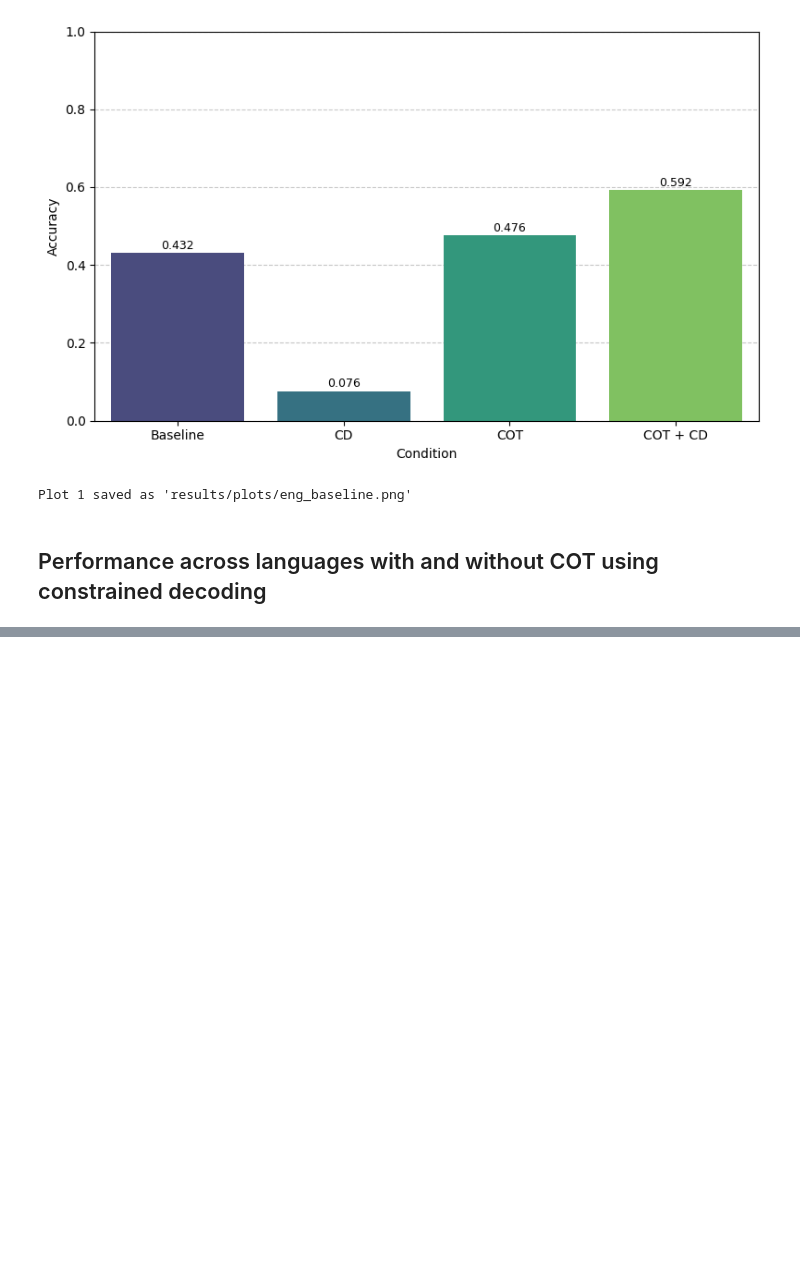
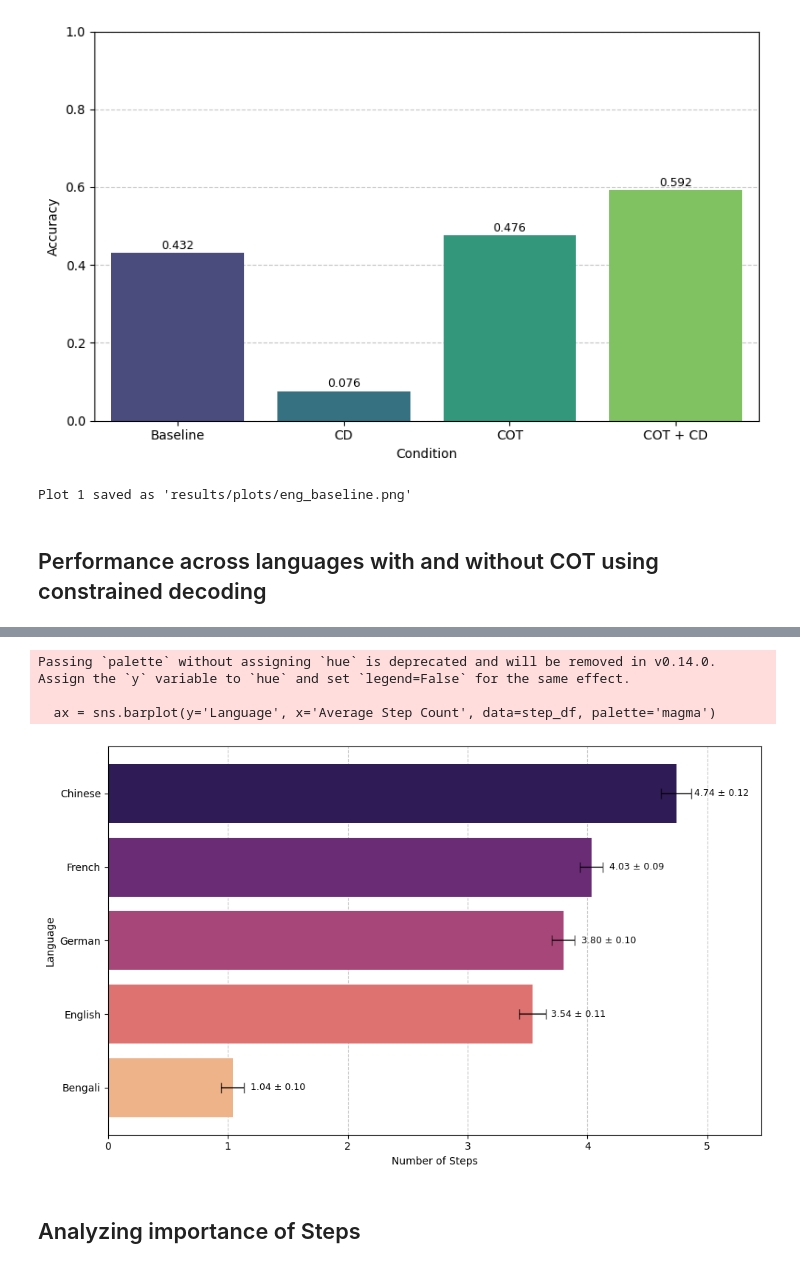
Before and after one commit to Jazhyc/IKNLP-Attribution, a Jupyter notebook: notebooks/analysis.ipynb, the cells around one changed output, grey strips where cells are left out. Drawn from its saved outputs; the diff is of its cells as text; code cells hidden in the pictures; blank space fills up the shorter version.

```diff
--- a/notebooks/analysis.ipynb
+++ b/notebooks/analysis.ipynb
@@ -144,0 +225,74 @@ Plot 2 saved as 'results/plots/multi-lang_performance.png'
+# %%
+# Initialize list to collect reasoning step counts
+step_data = []
+
+# Calculate reasoning steps for each language
+for lang in ['en', 'bn', 'de', 'fr', 'zh']:
+    file_path = f"results/generations/mgsm_{lang}_COT_constrained_Qwen2.5-1.5B-Instruct_results.csv"
+
+    if not os.path.exists(file_path):
+        print(f"Warning: File not found: {file_path}")
+        continue
+
+    # Load generations
+    df = pd.read_csv(file_path)
+
+    # Calculate reasoning steps for each response (newlines - 2)
+    step_counts = [response.count('\n') - 2 for response in df['response']]
+
+    # Calculate statistics
+    avg_steps = np.mean(step_counts)
+    std_steps = np.std(step_counts)
+    # Calculate standard error (standard deviation / sqrt(sample size))
+    std_error = std_steps / np.sqrt(len(step_counts))
+
+    # Add to data collection
+    step_data.append({
+        'Language': LANGUAGE_MAPPING[lang],
+        'Average Step Count': avg_steps,
+        'Std Error': std_error,
+        'Sample Size': len(step_counts)
+    })
+
+# Convert to DataFrame and sort by Average Step Count (descending)
+step_df = pd.DataFrame(step_data)
+step_df = step_df.sort_values('Average Step Count', ascending=False).reset_index(drop=True)
+
+# Create horizontal bar plot
+plt.figure(figsize=(10, 6))
+ax = sns.barplot(y='Language', x='Average Step Count', data=step_df, palette='magma')
+
+# Add grid
+plt.grid(axis='x', linestyle='--', alpha=0.7)
+
+# Add error bars showing standard error
+for i, row in step_df.iterrows():
+    plt.errorbar(row['Average Step Count'], i, xerr=row['Std Error'],
+                 fmt='none', color='black', capsize=5, alpha=0.7)
+
+# Add value labels placed at end of bars
+for i, row in step_df.iterrows():
+    # Place label at the end of the bar
+    ax.text(row['Average Step Count'] + 0.15, i,
+            f"{row['Average Step Count']:.2f} ± {row['Std Error']:.2f}",
+            va='center', ha='left', fontsize=9, color='black')
+
+# Customize plot
+# plt.title('Average Number of Reasoning Steps by Language (COT Responses)')
+plt.xlabel('Number of Steps')
+plt.xlim(0, step_df['Average Step Count'].max() * 1.15)  # Add extra space for labels
+plt.tight_layout()
+
+# Ensure grid is behind bars
+ax.set_axisbelow(True)
+
+# Save and show
+plt.savefig('results/plots/reasoning_steps_by_language.png', dpi=300)
+plt.show()
+# %% [output]
+Passing `palette` without assigning `hue` is deprecated and will be removed in v0.14.0. Assign the `y` variable to `hue` and set `legend=False` for the same effect.
+
+  ax = sns.barplot(y='Language', x='Average Step Count', data=step_df, palette='magma')
+[figure, added]
+# %% [markdown]
+## Analyzing importance of Steps
```
Also changed, not shown: parts of 10 cells of this notebook, 10 other files.
